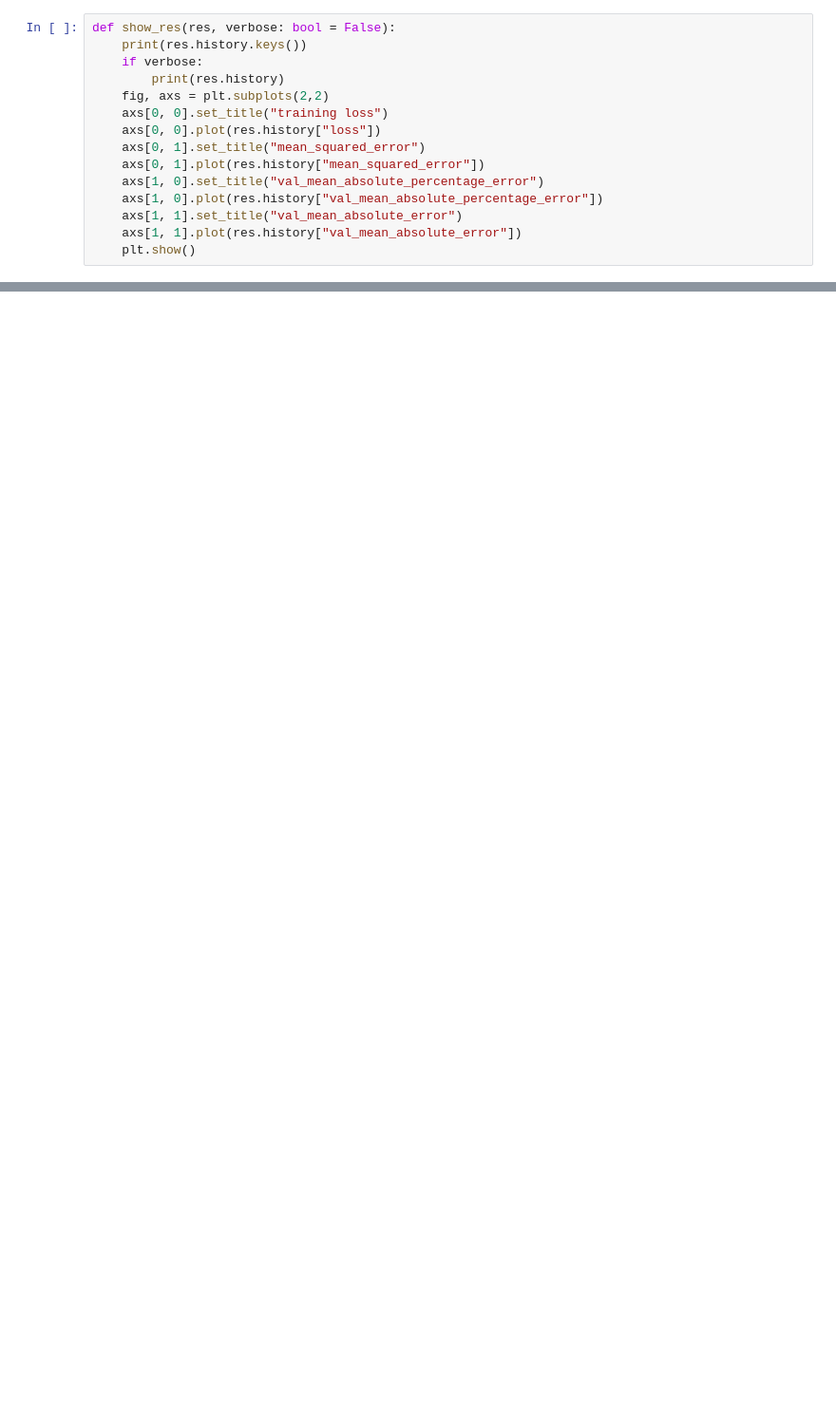
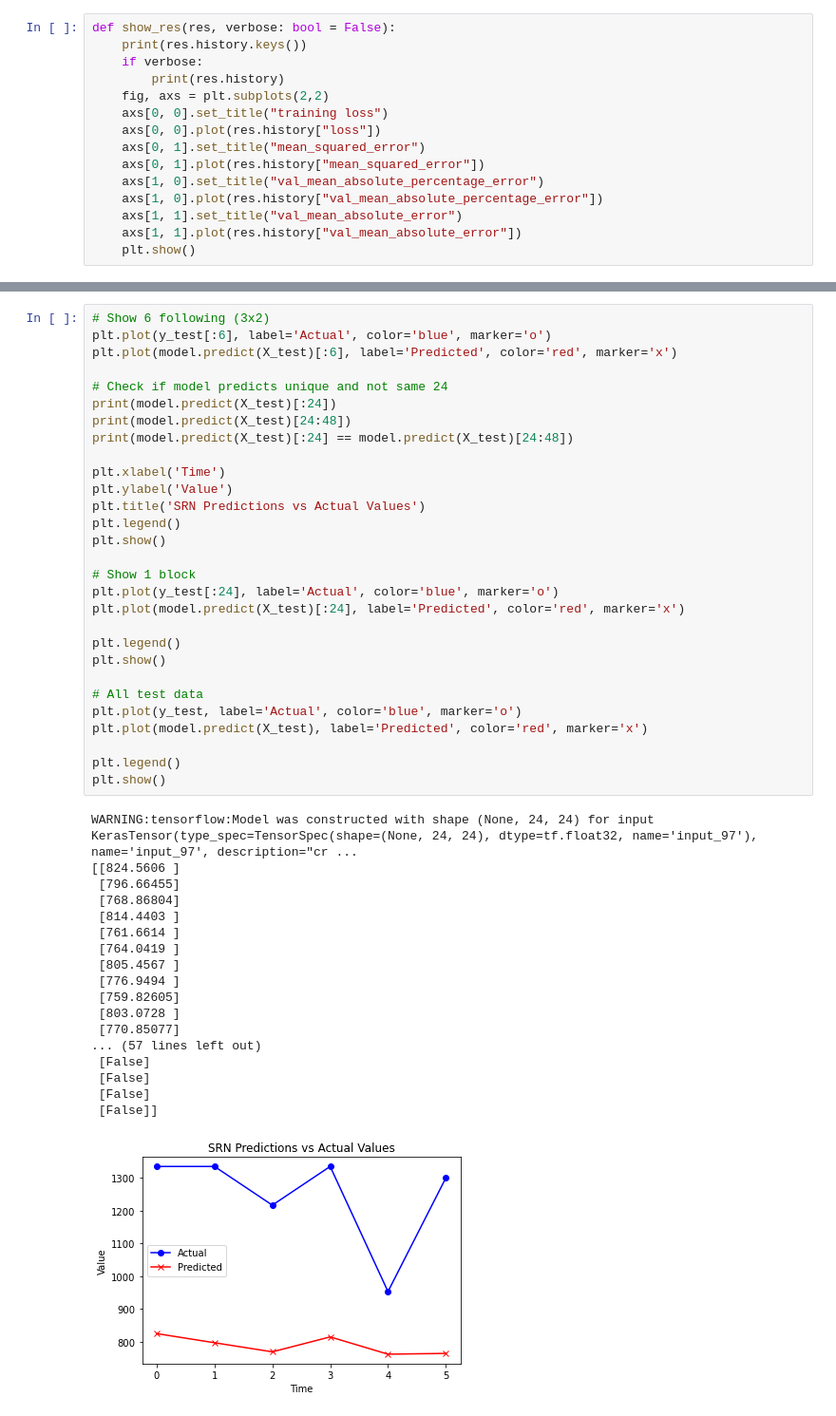
Before and after one commit to Altibertalt/thesis_model, a Jupyter notebook: modelling.ipynb, the cells around one changed output, grey strips where cells are left out. Shown at 95% size. Cells and saved outputs as stored; diff of their text form; blank space fills up the shorter version.

```diff
--- a/modelling.ipynb
+++ b/modelling.ipynb
@@ -170,0 +136,48 @@ plt.show()
+# %%
+# Show 6 following (3x2)
+plt.plot(y_test[:6], label='Actual', color='blue', marker='o')
+plt.plot(model.predict(X_test)[:6], label='Predicted', color='red', marker='x')
+
+# Check if model predicts unique and not same 24
+print(model.predict(X_test)[:24])
+print(model.predict(X_test)[24:48])
+print(model.predict(X_test)[:24] == model.predict(X_test)[24:48])
+
+plt.xlabel('Time')
+plt.ylabel('Value')
+plt.title('SRN Predictions vs Actual Values')
+plt.legend()
+plt.show()
+
+# Show 1 block
+plt.plot(y_test[:24], label='Actual', color='blue', marker='o')
+plt.plot(model.predict(X_test)[:24], label='Predicted', color='red', marker='x')
+
+plt.legend()
+plt.show()
+
+# All test data
+plt.plot(y_test, label='Actual', color='blue', marker='o')
+plt.plot(model.predict(X_test), label='Predicted', color='red', marker='x')
+
+plt.legend()
+plt.show()
+# %% [output]
+WARNING:tensorflow:Model was constructed with shape (None, 24, 24) for input KerasTensor(type_spec=TensorSpec(shape=(None, 24, 24), dtype=tf.float32, name='input_97'), name='input_97', description="cr ...
+[[824.5606 ]
+ [796.66455]
+ [768.86804]
+ [814.4403 ]
+ [761.6614 ]
+ [764.0419 ]
+ [805.4567 ]
+ [776.9494 ]
+ [759.82605]
+ [803.0728 ]
+ [770.85077]
+... (57 lines left out)
+ [False]
+ [False]
+ [False]
+ [False]]
+[figure, added]
```
Also changed, not shown: parts of 9 cells of this notebook.
